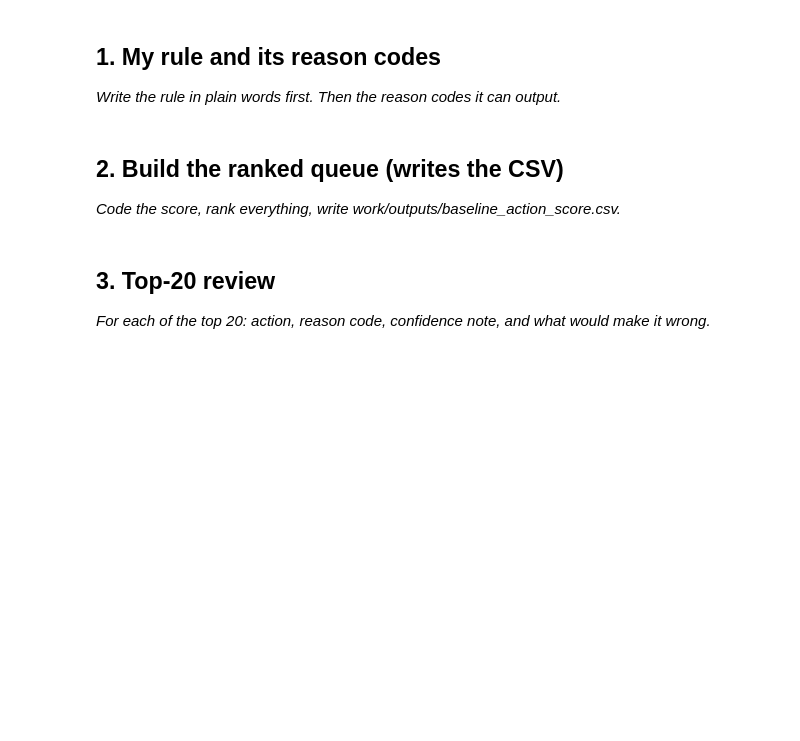
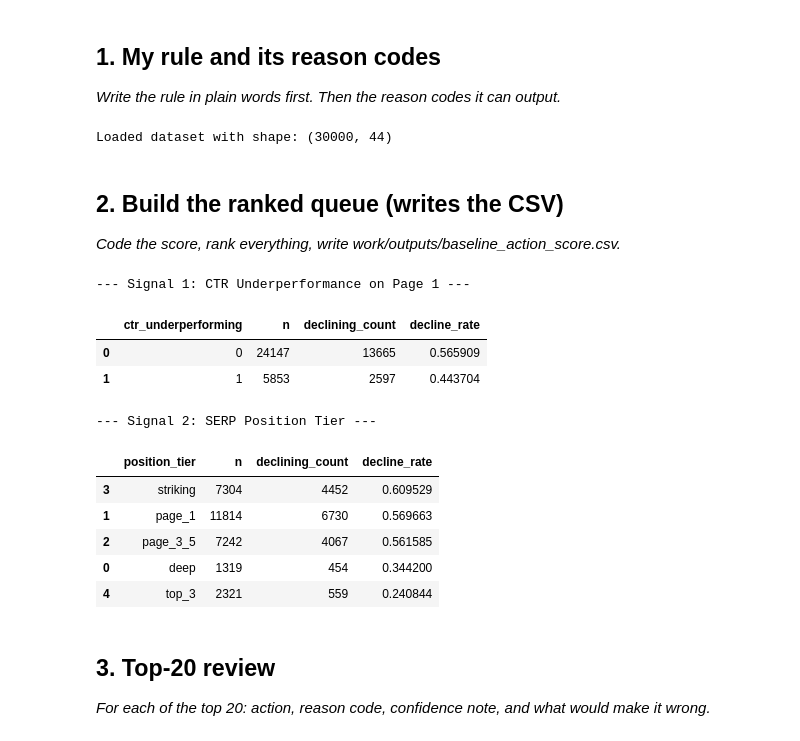
Before and after one commit to busrayildirim0/flyrank-ml-internship, a Jupyter notebook: work/notebooks/w04_baseline_score.ipynb, the cells around one changed output. Drawn from its saved outputs; the diff is of its cells as text; code cells hidden in the pictures; blank space fills up the shorter version.

```diff
--- a/work/notebooks/w04_baseline_score.ipynb
+++ b/work/notebooks/w04_baseline_score.ipynb
@@ -16,3 +13,20 @@ This skeleton is yours to fill. Work the sections **in order** — each one has
+# %%
+import os
+import pandas as pd
+import numpy as np
+
+# Veri seti yolu
+DATA_PATH = "data/raw/content_refresh_anonymized.csv"
+if not os.path.exists(DATA_PATH):
+    DATA_PATH = "https://raw.githubusercontent.com/flyrank-bih/flyrank-ml-internship-starter/main/data/raw/content_refresh_anonymized.csv"
+
+df = pd.read_csv(DATA_PATH)
+print(f"Loaded dataset with shape: {df.shape}")
+
+# Hedef proxy: İçeriğin düşüş trendinde olup olmadığı
+df["is_declining"] = (df["trend_direction"].str.lower() == "down").astype(int)
+# %% [output]
+Loaded dataset with shape: (30000, 44)
 # %% [markdown]
 ## 2. Build the ranked queue (writes the CSV)
 
@@ -23,3 +34,39 @@ This skeleton is yours to fill. Work the sections **in order** — each one has
+# %%
+# Sinyal 1: CTR Beklenti Açığı (Position 1-10 arası olup CTR < %2 olanlar)
+df["ctr_underperforming"] = (
+    (df["avg_position"] <= 10.0) & (df["ctr"] < 0.02)
+).astype(int)
+
+bucket_signal_1 = df.groupby("ctr_underperforming").agg(
+    n=("is_declining", "count"),
+    declining_count=("is_declining", "sum"),
+    decline_rate=("is_declining", "mean")
+).reset_index()
+
+print("--- Signal 1: CTR Underperformance on Page 1 ---")
+display(bucket_signal_1)
+
+# Sinyal 2: Position Tier Segment Dağılımı
+bucket_signal_2 = df.groupby("position_tier").agg(
+    n=("is_declining", "count"),
+    declining_count=("is_declining", "sum"),
+    decline_rate=("is_declining", "mean")
+).reset_index().sort_values(by="decline_rate", ascending=False)
+
+print("\n--- Signal 2: SERP Position Tier ---")
+display(bucket_signal_2)
+# %% [output]
+--- Signal 1: CTR Underperformance on Page 1 ---
+|  | ctr_underperforming | n | declining_count | decline_rate |
+| 0 | 0 | 24147 | 13665 | 0.565909 |
+| 1 | 1 | 5853 | 2597 | 0.443704 |
+--- Signal 2: SERP Position Tier ---
+|  | position_tier | n | declining_count | decline_rate |
+| 3 | striking | 7304 | 4452 | 0.609529 |
+| 1 | page_1 | 11814 | 6730 | 0.569663 |
+| 2 | page_3_5 | 7242 | 4067 | 0.561585 |
+| 0 | deep | 1319 | 454 | 0.344200 |
+| 4 | top_3 | 2321 | 559 | 0.240844 |
 # %% [markdown]
 ## 3. Top-20 review
 
```
Also changed, not shown: parts of 8 cells of this notebook.
